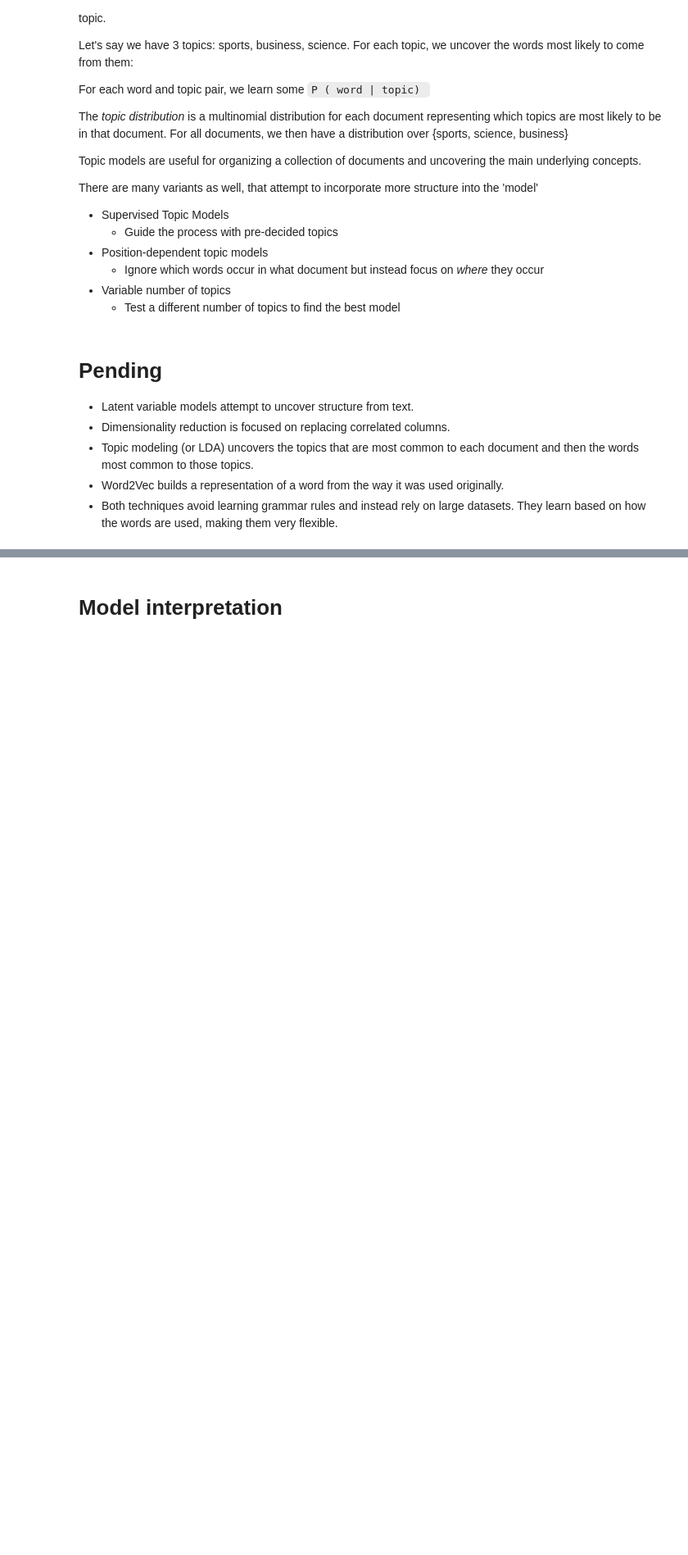
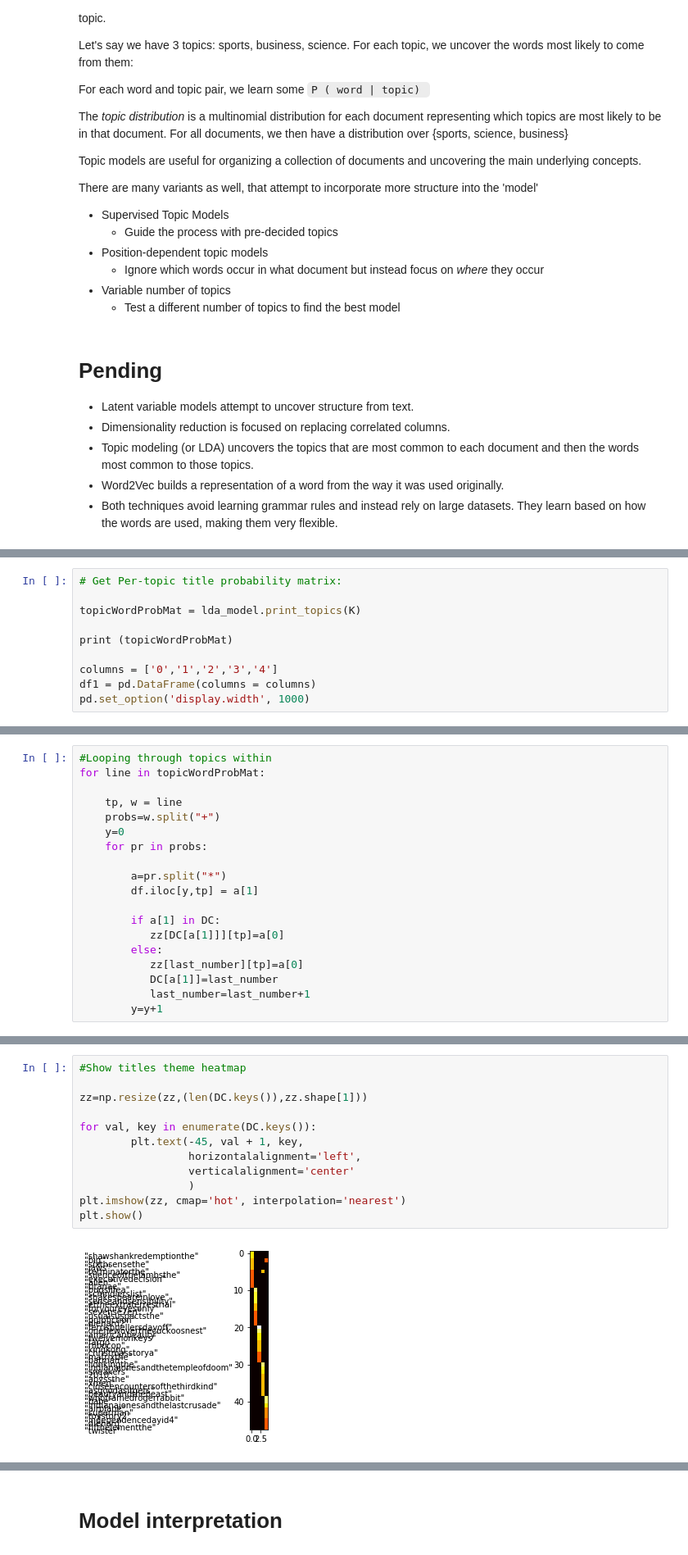
Before and after one commit to LoidaDelgadoPerez/DataScience, a Jupyter notebook: Final Project 4_Draft.ipynb, the cells around one changed output, grey strips where cells are left out. Shown at 82% size. Cells and saved outputs as stored; diff of their text form; blank space fills up the shorter version.

```diff
--- a/Final Project 4_Draft.ipynb
+++ b/Final Project 4_Draft.ipynb
@@ -477,0 +634,10 @@ I am having issues cleaning up the years from my titles so words within topics a
+# %%
+# Get Per-topic title probability matrix:
+
+topicWordProbMat = lda_model.print_topics(K)
+
+print (topicWordProbMat)
+
+columns = ['0','1','2','3','4']
+df1 = pd.DataFrame(columns = columns)
+pd.set_option('display.width', 1000)
@@ -477,0 +663,19 @@ I am having issues cleaning up the years from my titles so words within topics a
+# %%
+#Looping through topics within
+for line in topicWordProbMat:
+
+    tp, w = line
+    probs=w.split("+")
+    y=0
+    for pr in probs:
+
+        a=pr.split("*")
+        df.iloc[y,tp] = a[1]
+
+        if a[1] in DC:
+           zz[DC[a[1]]][tp]=a[0]
+        else:
+           zz[last_number][tp]=a[0]
+           DC[a[1]]=last_number
+           last_number=last_number+1
+        y=y+1
@@ -477,0 +703,14 @@ I am having issues cleaning up the years from my titles so words within topics a
+# %%
+#Show titles theme heatmap
+
+zz=np.resize(zz,(len(DC.keys()),zz.shape[1]))
+
+for val, key in enumerate(DC.keys()):
+        plt.text(-45, val + 1, key,
+                 horizontalalignment='left',
+                 verticalalignment='center'
+                 )
+plt.imshow(zz, cmap='hot', interpolation='nearest')
+plt.show()
+# %% [output]
+[figure, added]
```
Also changed, not shown: parts of 41 cells of this notebook.
